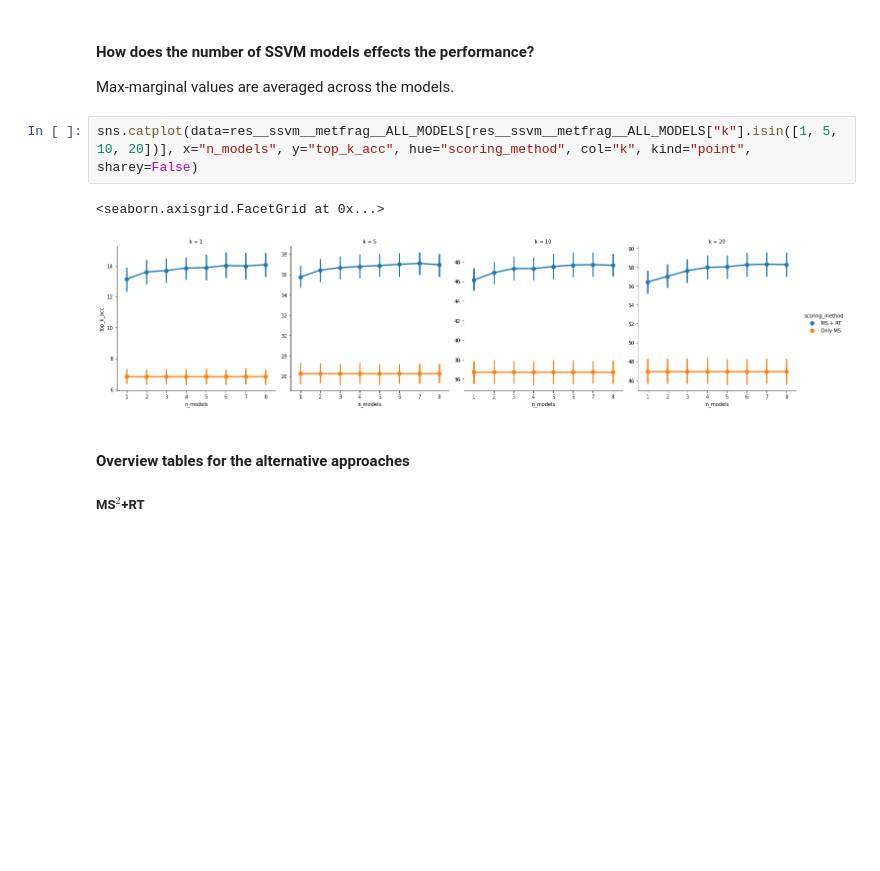
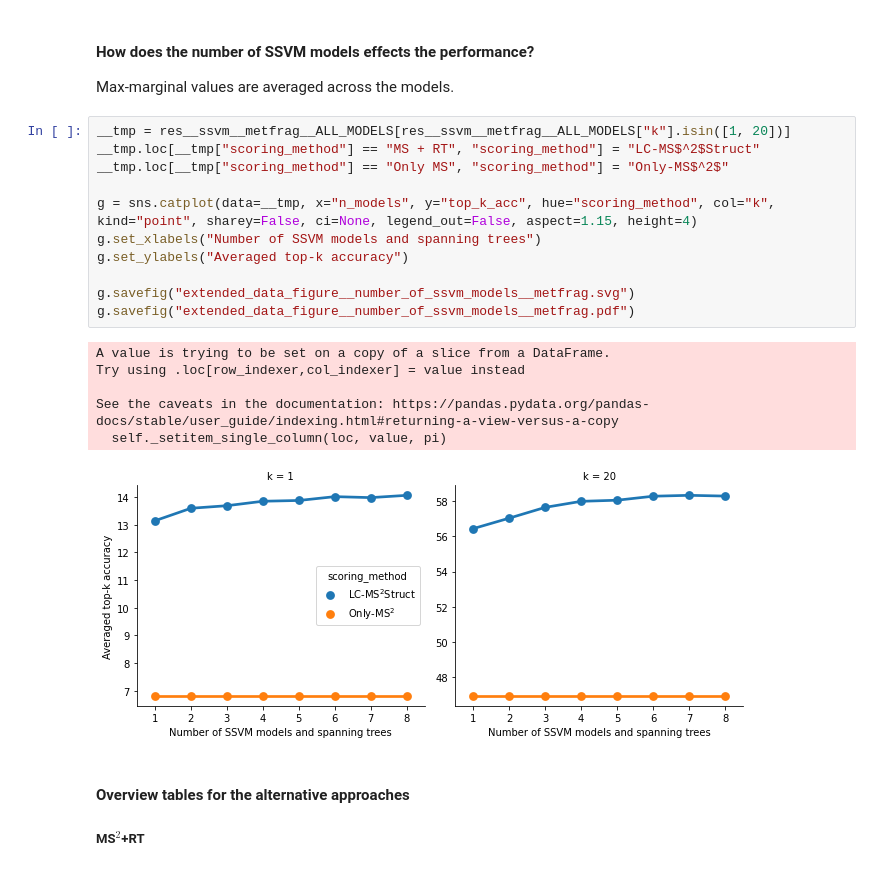
Before and after one commit to aalto-ics-kepaco/lcms2struct_exp, a Jupyter notebook: results_processed/publication/massbank/ssvm_lib=v2__exp_ver=4/exp_01__comparison_of_different_score_integration_approaches_3D.ipynb, the cells around one changed output. Drawn from its saved outputs; the diff is of its cells as text; blank space fills up the shorter version.

Commit message:
rename notebooks and figure names to account for final version

```diff
--- a/results_processed/publication/massbank/ssvm_lib=v2__exp_ver=4/NEW__exp_05__comparison_of_different_score_integration_approaches_3D.ipynb
+++ b/results_processed/publication/massbank/ssvm_lib=v2__exp_ver=4/exp_01__comparison_of_different_score_integration_approaches_3D.ipynb
@@ -174,10 +174,23 @@ tab[tab["n_samples"] == 1].pivot(columns=["k", "scoring_method"], index=["datase
 
 Max-marginal values are averaged across the models.
 # %%
-sns.catplot(data=res__ssvm__metfrag__ALL_MODELS[res__ssvm__metfrag__ALL_MODELS["k"].isin([1, 5, 10, 20])], x="n_models", y="top_k_acc", hue="scoring_method", col="k", kind="point", sharey=False)
+__tmp = res__ssvm__metfrag__ALL_MODELS[res__ssvm__metfrag__ALL_MODELS["k"].isin([1, 20])]
+__tmp.loc[__tmp["scoring_method"] == "MS + RT", "scoring_method"] = "LC-MS$^2$Struct"
+__tmp.loc[__tmp["scoring_method"] == "Only MS", "scoring_method"] = "Only-MS$^2$"
+
+g = sns.catplot(data=__tmp, x="n_models", y="top_k_acc", hue="scoring_method", col="k", kind="point", sharey=False, ci=None, legend_out=False, aspect=1.15, height=4)
+g.set_xlabels("Number of SSVM models and spanning trees")
+g.set_ylabels("Averaged top-k accuracy")
+
+g.savefig("extended_data_figure__number_of_ssvm_models__metfrag.svg")
+g.savefig("extended_data_figure__number_of_ssvm_models__metfrag.pdf")
 # %% [output]
-<seaborn.axisgrid.FacetGrid at 0x...>
+A value is trying to be set on a copy of a slice from a DataFrame.
+Try using .loc[row_indexer,col_indexer] = value instead
+
+See the caveats in the documentation: https://pandas.pydata.org/pandas-docs/stable/user_guide/indexing.html#returning-a-view-versus-a-copy
+  self._setitem_single_column(loc, value, pi)
-[figure, old version]
+[figure, new version]
 # %% [markdown]
 #### Overview tables for the alternative approaches
 
```
Also changed, not shown: parts of 8 cells of this notebook, 39 other files.
